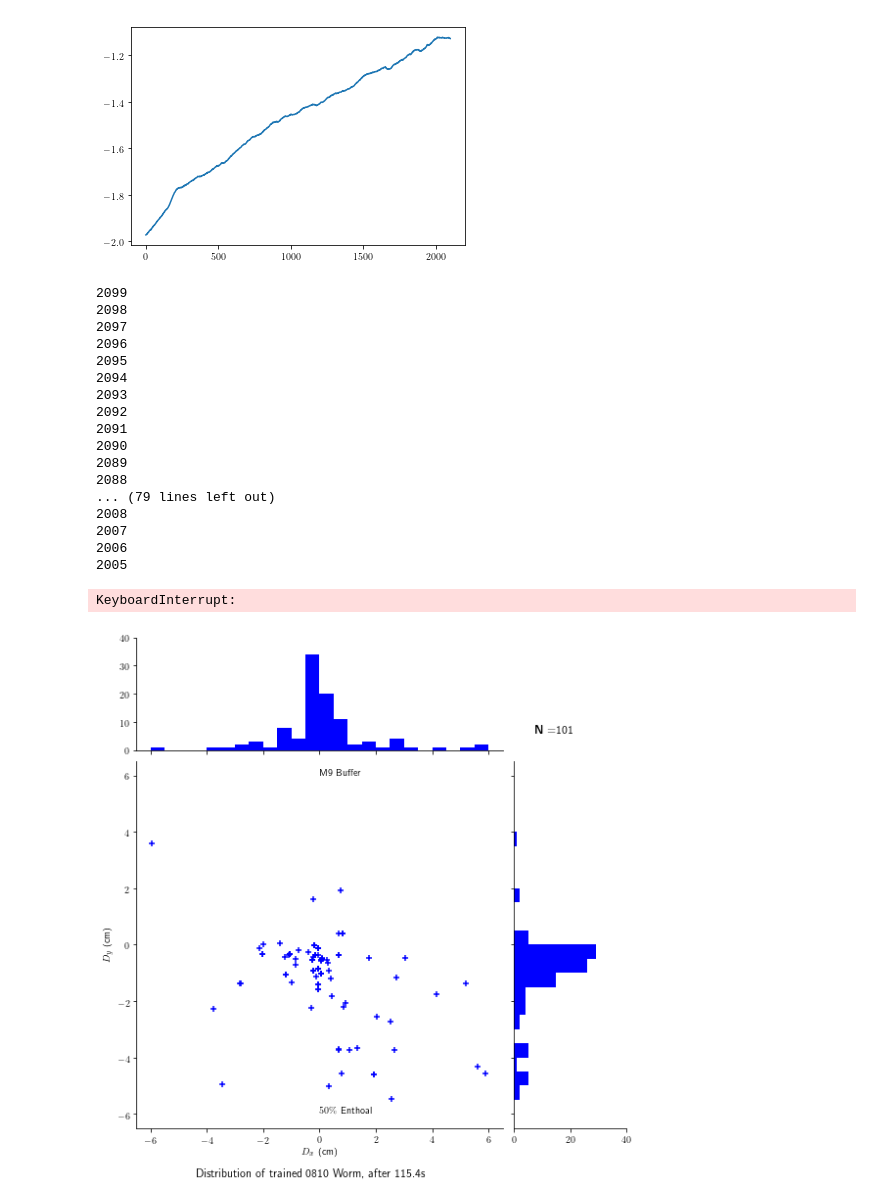
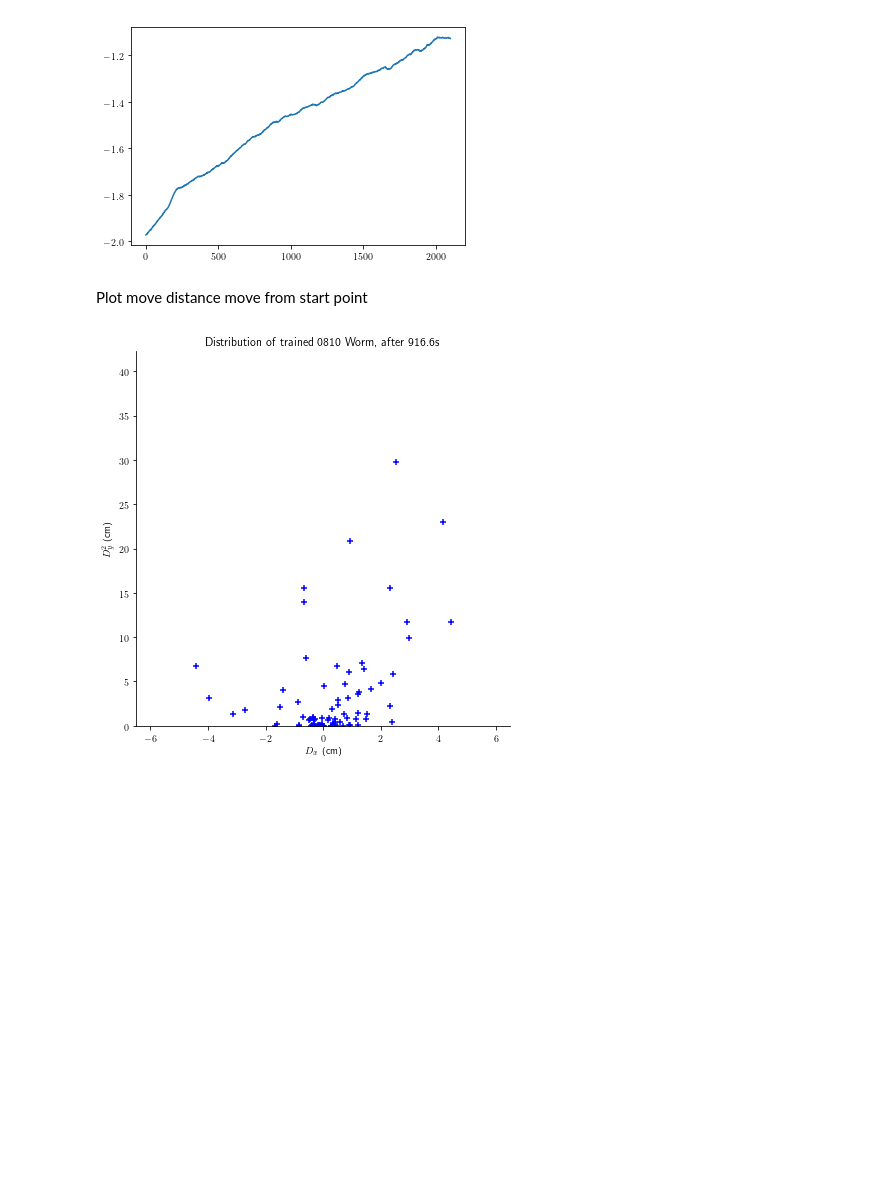
Before and after one commit to ZXY1231/WormTrack, a Jupyter notebook: dist_move.ipynb, the cells around one changed output. Drawn from its saved outputs; the diff is of its cells as text; code cells hidden in the pictures; blank space fills up the shorter version.

```diff
--- a/dist_move.ipynb
+++ b/dist_move.ipynb
@@ -84,6 +88,8 @@ plt.savefig(out_dir+'/MeanShit.png', dpi=200)
 # %% [output]
 [<matplotlib.lines.Line2D at 0x...>]
 [figure]
+# %% [markdown]
+Plot move distance move from start point
 # %%
 # Plot Scatter and Histgram
 
@@ -115,7 +121,7 @@ for t_i in range(t_total-1, 0, -1):
     plt.sca(axScatter)
     plt.cla()#
     axScatter.text(0, 6, r'M9 Buffer')
-    axScatter.text(0, -6, r'$50\%$ Enthoal')
+    axScatter.text(0, -6, r' Enthoal')
     axScatter.spines['right'].set_visible(False)
     axScatter.spines['top'].set_visible(False)
     axScatter.xaxis.set_ticks_position('bottom')
@@ -159,23 +165,42 @@ for t_i in range(t_total-1, 0, -1):
     plt.savefig(dist_out_dir +'/'+img_name[t_i] + '.png')#, dpi=100)
     #plt.show()
     print(t_i)
-# %% [output]
-2099
-2098
-2097
-2096
-2095
-2094
-2093
-2092
-2091
-2090
-2089
-2088
-... (79 lines left out)
-2008
-2007
-2006
-2005
-KeyboardInterrupt:
-[figure, removed]
+# %%
+# Plot Scatter of D_y ^2 between D_x
+
+nullfmt = NullFormatter()         # no labels
+# definitions for the axes
+left, width = 0.1, 0.65
+bottom, height = 0.1, 0.65
+bottom_h = left_h = left + width + 0.02
+
+rect_scatter = [left, bottom, width, height]
+# start with a rectangular Figure
+plt.figure(1, figsize=(8, 8))
+plt.rc('text', usetex=True)
+axScatter = plt.axes(rect_scatter)
+
+
+for t_i in range(t_total-1, 0, -1):
+    y = pos_dat[:,t_i,0] - pos_dat[:, -1, 0]
+    x = pos_dat[:,t_i,1] - pos_dat[:, -1, 1]
+
+    # the scatter plot:
+    plt.cla()#
+    axScatter.spines['right'].set_visible(False)
+    axScatter.spines['top'].set_visible(False)
+    axScatter.xaxis.set_ticks_position('bottom')
+    axScatter.yaxis.set_ticks_position('left')
+    axScatter.scatter(x, y*y, c='b', marker = '+')
+    axScatter.set_xlabel(r'$D_x$ (cm)')
+    axScatter.set_ylabel(r'$D_y^2$ (cm^2)')
+    axScatter.set_xlim((-lim, lim))
+    axScatter.set_ylim((0, *36))
+
+    plt.title(r'Distribution of trained 0810 Worm, after '+'%0.1fs'%((t_total-t_i)/fps+77))
+    #plt.text(7.5, 7.5, r'$\textbf{N}=$%d'%w_total, fontsize = 12)
+    plt.savefig(traj_out_dir +'/'+img_name[t_i] + '.png')#, dpi=100)
+    #plt.show()
+    #print(t_i)
+# %% [output]
+[figure, added]
```
Also changed, not shown: parts of 4 cells of this notebook, 6 other files.
